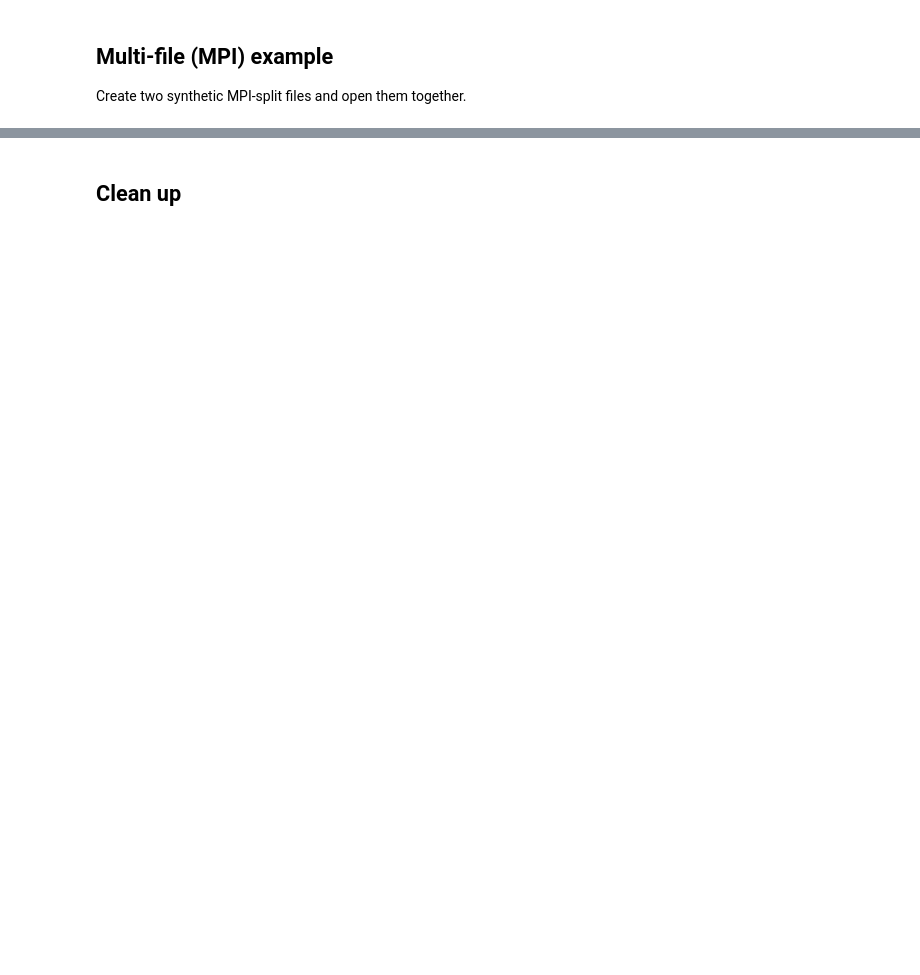
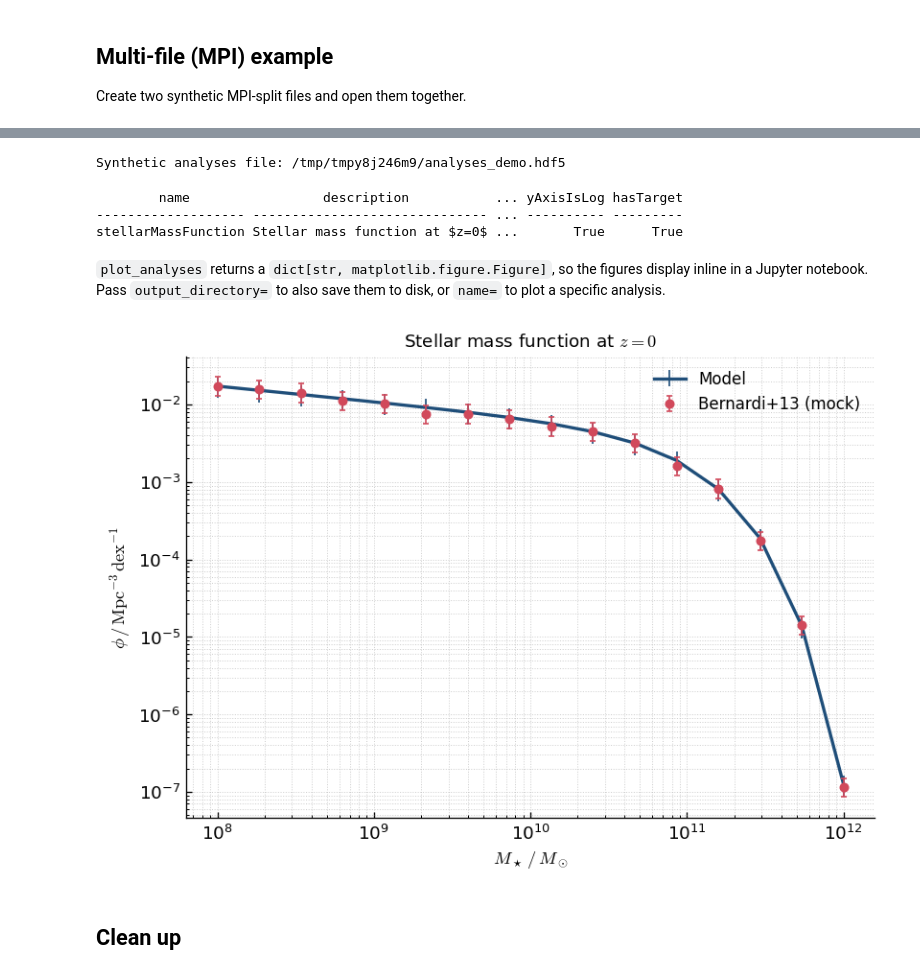
Before and after one commit to galacticusorg/dendros, a Jupyter notebook: examples/quickstart.ipynb, the cells around one changed output, grey strips where cells are left out. Cells and saved outputs as stored; diff of their text form; code cells hidden in the pictures; blank space fills up the shorter version.

```diff
--- a/examples/quickstart.ipynb
+++ b/examples/quickstart.ipynb
@@ -197,3 +263,63 @@ with open_outputs(mpi0) as mc:
+# %%
+analyses_path = str(Path(tmpdir) / "analyses_demo.hdf5")
+
+with h5py.File(analyses_path, "w") as f:
+    f.attrs["statusCompletion"] = 0
+    # An empty Outputs group keeps the file shaped like a real run.
+    f.create_group("Outputs/Output1").attrs["outputTime"] = 13.8
+
+    grp = f.create_group("analyses").create_group("stellarMassFunction")
+    grp.attrs["type"]         = np.bytes_("function1D")
+    grp.attrs["description"]  = np.bytes_(r"Stellar mass function at $z=0$")
+    grp.attrs["xAxisLabel"]   = np.bytes_(r"$M_\star\,/\,M_\odot$")
+    grp.attrs["yAxisLabel"]   = np.bytes_(r"$\phi\,/\,\hbox{Mpc}^{-3}\,\hbox{dex}^{-1}$")
+    grp.attrs["xAxisIsLog"]   = np.int32(1)
+    grp.attrs["yAxisIsLog"]   = np.int32(1)
+    grp.attrs["targetLabel"]  = np.bytes_("Bernardi+13 (mock)")
+
+    # Schechter-like model curve.
+    x = np.logspace(8.0, 12.0, 16)
+    phi_star, M_star, alpha = 1e-2, 1e11, -1.2
+    y = (phi_star * (x / M_star) ** (alpha + 1)
+         * np.exp(-x / M_star) / np.log(10.0))
+
+    grp.create_dataset("x", data=x);  grp.attrs["xDataset"] = np.bytes_("x")
+    grp.create_dataset("y", data=y);  grp.attrs["yDataset"] = np.bytes_("y")
+    grp.create_dataset("yErrorLower", data=y * 0.7)
+    grp.create_dataset("yErrorUpper", data=y * 1.3)
+    grp.attrs["yErrorLower"] = np.bytes_("yErrorLower")
+    grp.attrs["yErrorUpper"] = np.bytes_("yErrorUpper")
+
+    # Mock observational target with scatter + asymmetric errors.
+    yt = y * np.exp(0.07 * rng.standard_normal(len(x)))
+    grp.create_dataset("yTarget", data=yt)
+    grp.attrs["yDatasetTarget"] = np.bytes_("yTarget")
+    grp.create_dataset("yErrorLowerTarget", data=yt * 0.75)
+    grp.create_dataset("yErrorUpperTarget", data=yt * 1.30)
+    grp.attrs["yErrorLowerTarget"] = np.bytes_("yErrorLowerTarget")
+    grp.attrs["yErrorUpperTarget"] = np.bytes_("yErrorUpperTarget")
+
+print(f"Synthetic analyses file: {analyses_path}")
+# %% [output]
+Synthetic analyses file: /tmp/tmpy8j246m9/analyses_demo.hdf5
+# %%
+with open_outputs(analyses_path) as ac:
+    print(ac.list_analyses())
+# %% [output]
+        name                 description           ... yAxisIsLog hasTarget
+------------------- ------------------------------ ... ---------- ---------
+stellarMassFunction Stellar mass function at $z=0$ ...       True      True
+# %% [markdown]
+`plot_analyses` returns a `dict[str, matplotlib.figure.Figure]`, so the
+figures display inline in a Jupyter notebook. Pass `output_directory=` to
+also save them to disk, or `name=` to plot a specific analysis.
+# %%
+with open_outputs(analyses_path) as ac:
+    figs = ac.plot_analyses()
+
+figs["stellarMassFunction"]
+# %% [output]
+[figure, added]
 # %% [markdown]
 ## Clean up
 # %%
```
Also changed, not shown: parts of 14 cells of this notebook, 2 other files.
